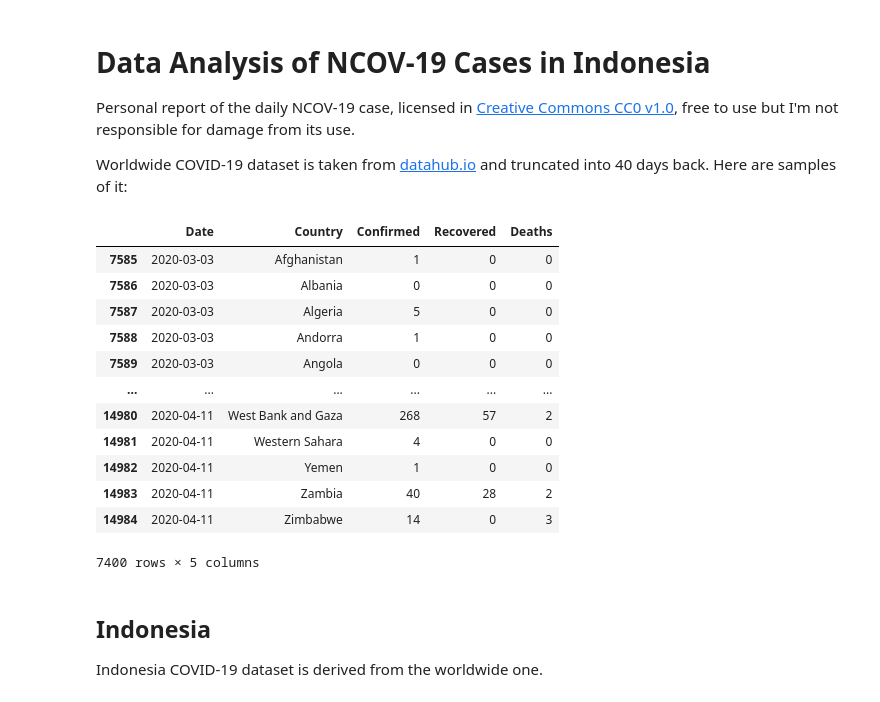
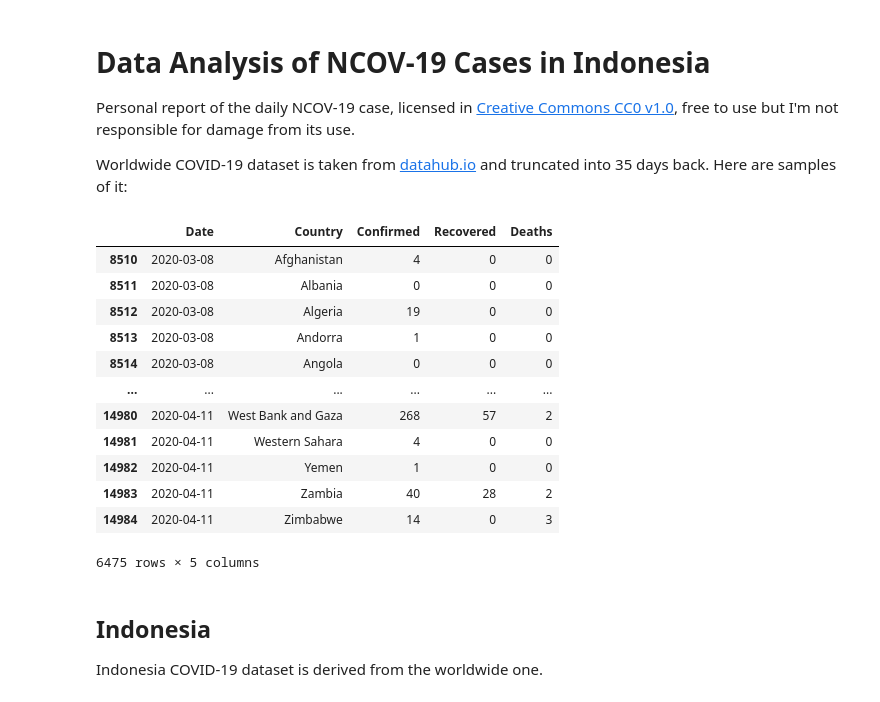
Before and after one commit to nieltg/ncov19-id-analysis, a Jupyter notebook: ncov19-id-analysis.ipynb, the cells around one changed output. Drawn from its saved outputs; the diff is of its cells as text; code cells hidden in the pictures.

```diff
--- a/ncov19-id-analysis.ipynb
+++ b/ncov19-id-analysis.ipynb
@@ -3,38 +3,38 @@
 
 Personal report of the daily NCOV-19 case, licensed in [Creative Commons CC0 v1.0](https://creativecommons.org/publicdomain/zero/1.0/legalcode.txt), free to use but I'm not responsible for damage from its use.
 
-Worldwide COVID-19 dataset is taken from [datahub.io](https://datahub.io/core/covid-19) and truncated into 40 days back. Here are samples of it:
+Worldwide COVID-19 dataset is taken from [datahub.io](https://datahub.io/core/covid-19) and truncated into 35 days back. Here are samples of it:
 # %%
 import pandas as pd
 import matplotlib.pyplot as plt
 import seaborn as sns
 from datetime import datetime, timedelta
 
 %matplotlib inline
 %config InlineBackend.figure_format = 'svg'
 sns.set_style("whitegrid")
 
 dataset = pd.read_csv(
     "https://raw.githubusercontent.com/datasets/covid-19/master/data/countries-aggregated.csv",
 )
 
-start_time = datetime.today() - timedelta(days=40)
+start_time = datetime.today() - timedelta(days=35)
 dataset = dataset[dataset["Date"] >= start_time.strftime("%Y-%m-%d")]
 dataset
 # %% [output]
 |  | Date | Country | Confirmed | Recovered | Deaths |
-| 7585 | 2020-03-03 | Afghanistan | 1 | 0 | 0 |
-| 7586 | 2020-03-03 | Albania | 0 | 0 | 0 |
-| 7587 | 2020-03-03 | Algeria | 5 | 0 | 0 |
-| 7588 | 2020-03-03 | Andorra | 1 | 0 | 0 |
-| 7589 | 2020-03-03 | Angola | 0 | 0 | 0 |
+| 8510 | 2020-03-08 | Afghanistan | 4 | 0 | 0 |
+| 8511 | 2020-03-08 | Albania | 0 | 0 | 0 |
+| 8512 | 2020-03-08 | Algeria | 19 | 0 | 0 |
+| 8513 | 2020-03-08 | Andorra | 1 | 0 | 0 |
+| 8514 | 2020-03-08 | Angola | 0 | 0 | 0 |
 | ... | ... | ... | ... | ... | ... |
 | 14980 | 2020-04-11 | West Bank and Gaza | 268 | 57 | 2 |
 | 14981 | 2020-04-11 | Western Sahara | 4 | 0 | 0 |
 | 14982 | 2020-04-11 | Yemen | 1 | 0 | 0 |
 | 14983 | 2020-04-11 | Zambia | 40 | 28 | 2 |
 | 14984 | 2020-04-11 | Zimbabwe | 14 | 0 | 3 |
-7400 rows × 5 columns
+6475 rows × 5 columns
 # %% [markdown]
 ## Indonesia
 
```
Also changed, not shown: parts of 4 cells of this notebook.
